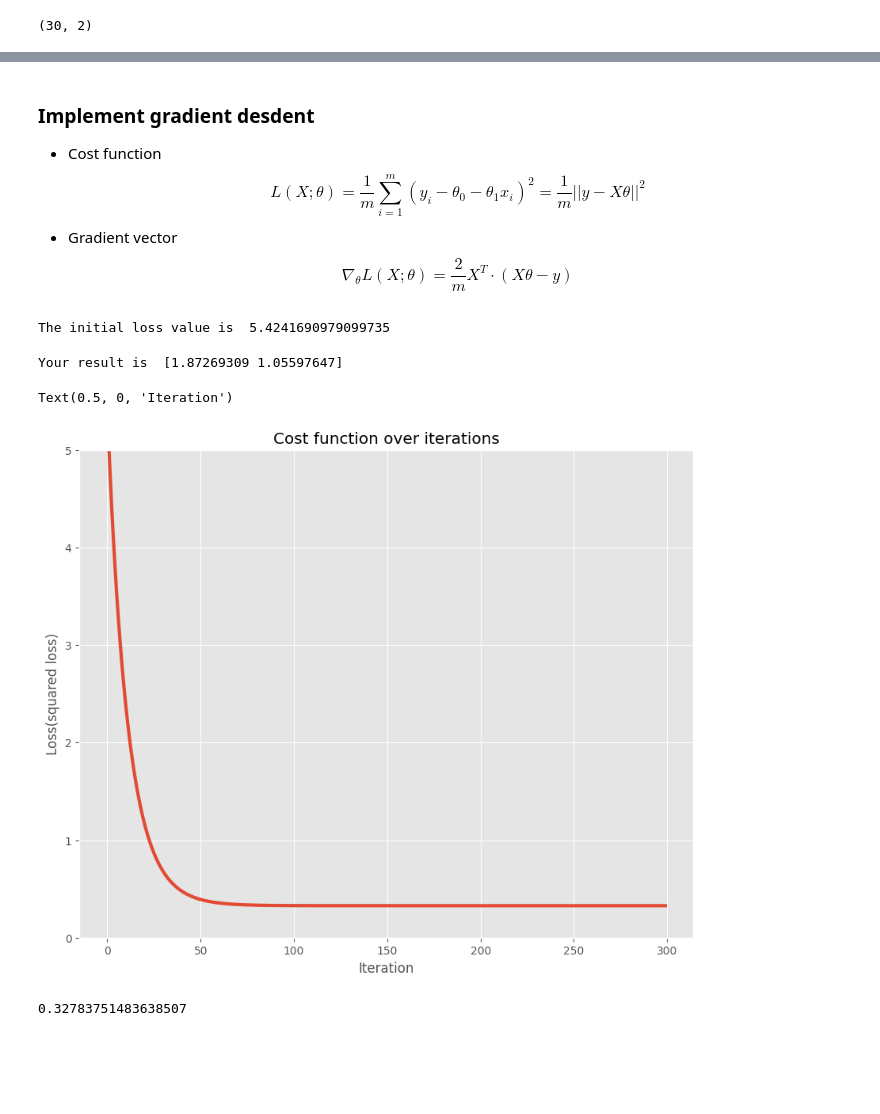
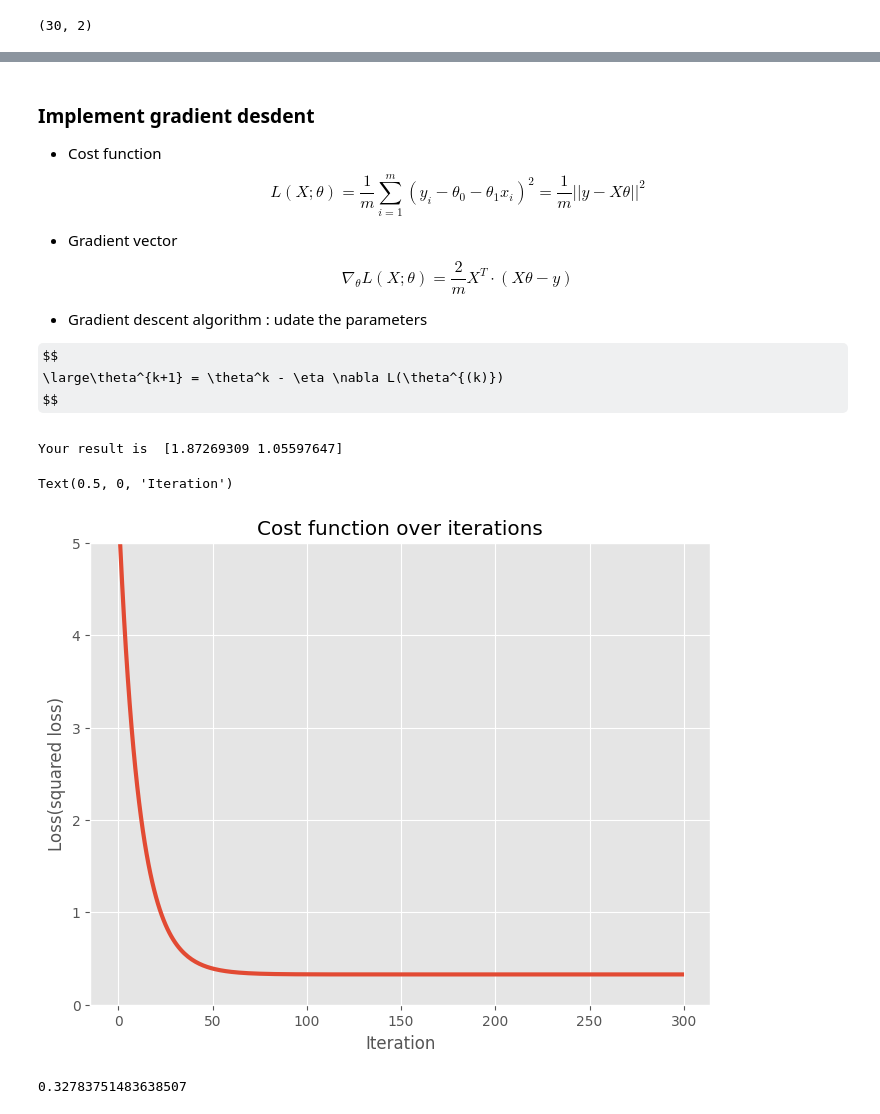
Before and after one commit to WiMLDS-Ghana/MathsBootCamp24, a Jupyter notebook: Python_codes/Week_3_python_codes_optimization.ipynb, the cells around one changed output, grey strips where cells are left out. Drawn from its saved outputs; the diff is of its cells as text; code cells hidden in the pictures; some formulas as TeX source; blank space fills up the shorter version.

Commit message:
I updated the week 3 slides and notebook

```diff
--- a/Python_codes/Week_3_python_codes_optimization.ipynb
+++ b/Python_codes/Week_3_python_codes_optimization.ipynb
@@ -16,8 +8,8 @@ import numpy as np
 import matplotlib.pyplot as plt
 plt.style.use('ggplot')
 # %%
-# The values in the dataset are string. Numpy can't load them so we have to convert them into float
-data = np.loadtxt('../Datasets/Data_week3.out')
+# The values in the dataset are string.
+data = np.loadtxt('/content/gdrive/My Drive/Colab_Notebooks/WIMLDS_Week3/Data_week3.out', dtype=float)
 # %%
 data.shape
 # %% [output]
@@ -35,6 +40,5 @@ plt.scatter(x, y, s=50)
 # %%
-# CONSTRUCT THE DESIGN MATRIX
-X = np.column_stack([x**0,x])
+X = np.column_stack([np.ones(len(x)),x])
 X.shape
 # %% [output]
 (30, 2)
@@ -44,38 +77,17 @@ X.shape
 \begin{equation}
 L(X;\theta)=\dfrac{1}{m}\sum_{i=1}^{m}(y_i-\theta_0-\theta_1 x_i)^2=\dfrac{1}{m}||y-X\theta||^2
 \end{equation}
+
 - Gradient vector
 \begin{equation}
 \nabla_\theta L(X;\theta)=\dfrac{2}{m}X^T \cdot(X\theta-y)
 \end{equation}
+
+- Gradient descent algorithm : udate the parameters
+
+$$
+	\large\theta^{k+1} = \theta^k - \eta \nabla L(\theta^{(k)})
+$$
-# %%
-def computeCost(X, y, theta):
-       """
-       Input
-        X : design matrix
-        y : the responses
-        theta : initial guess
-
-        Return
-        loss : the loss evaluated at (t)
-        grad : gradient vector of the loss evaluated at (t)
-
-       """
-       m = len(y)
-       #IMPLEMENT THE LOSS GIVEN IN EQ 1
-
-       loss = sum((np.dot(X,theta)-y)**2)/m    #YOU CODE HERE
-       # IMPLEMENT THE GRADIENT GIVEN EQ 2
-
-       grad = 2*np.dot(X.T,(np.dot(X,theta)-y))/m                        #YOUR CODE HERE
-       return [loss, grad]
-
-# initialize the weight
-theta = np.zeros(X.shape[1])
-# check your result
-print('The initial loss value is ', computeCost(X, y, theta)[0])
-# %% [output]
-The initial loss value is  5.4241690979099735
 # %%
 # learning rate
 eta = 0.02
@@ -119,16 +131,16 @@ Your result is  [1.87269309 1.05597647]
 # %%
 #===============================
 # visualizing the loss function
 #================================
-plt.figure(figsize=(10,8))
+plt.figure(figsize=(8,6))
 plt.plot(loss_history, linewidth=3 )
 plt.ylim((0,5))
 plt.title('Cost function over iterations')
 plt.ylabel('Loss(squared loss)')
 plt.xlabel('Iteration')
 # %% [output]
 Text(0.5, 0, 'Iteration')
-[figure, old version]
+[figure, new version]
 # %%
 loss_history[-1]
 # %% [output]
```
Also changed, not shown: parts of 34 cells of this notebook, 1 other file.
